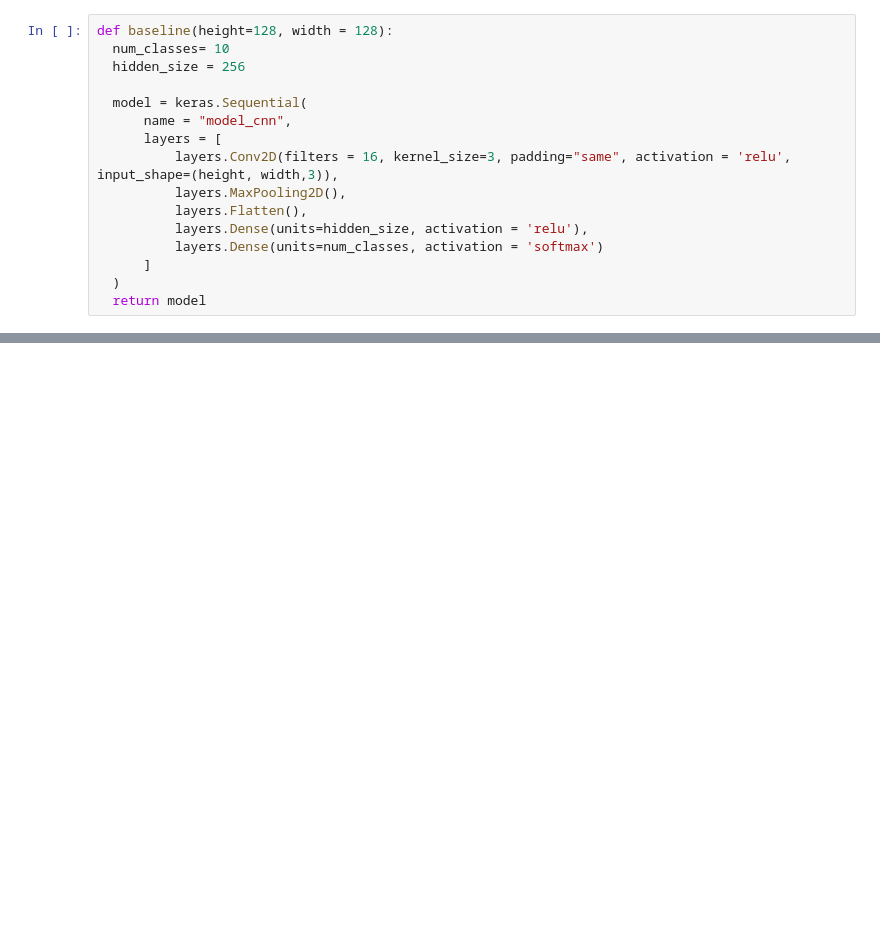
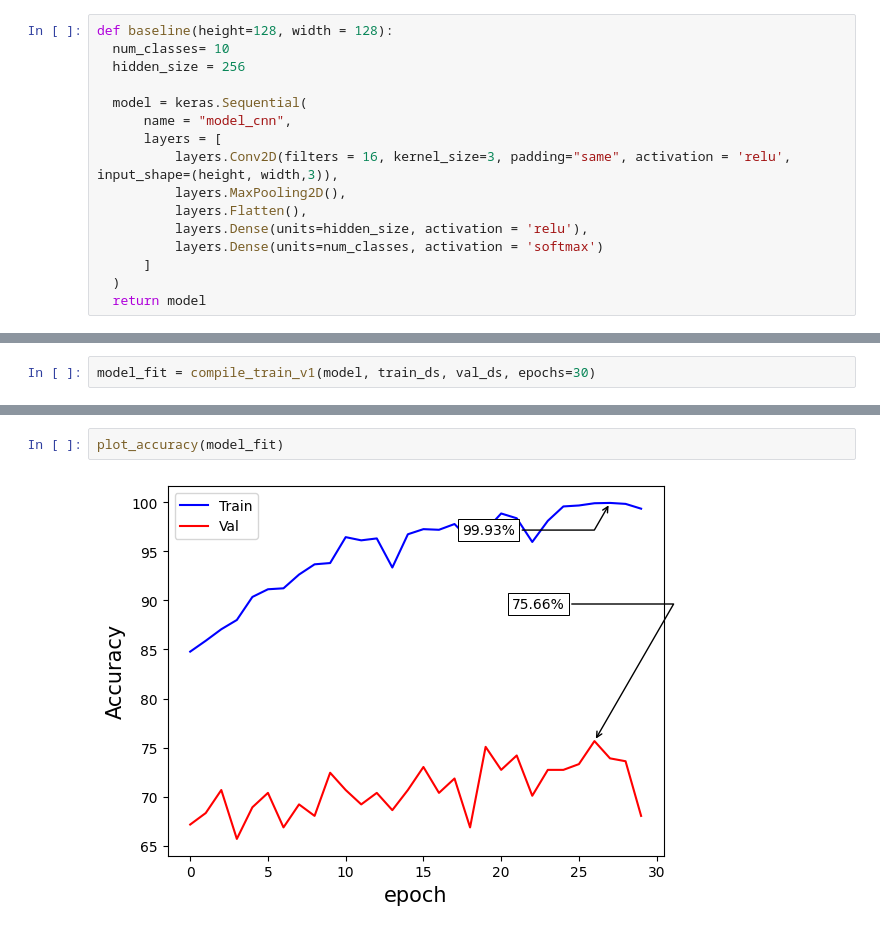
Before and after one commit to ArivalaganRaghavan/Computer-vision-practise, a Jupyter notebook: CV_practice_2.ipynb, the cells around one changed output, grey strips where cells are left out. Saved outputs shown, nothing was run; the diff lists cells and outputs as text; blank space fills up the shorter version.

```diff
--- a/CV_practice_2.ipynb
+++ b/CV_practice_2.ipynb
@@ -102,0 +304,2 @@ Model: "model_cnn"
+# %%
+model_fit = compile_train_v1(model, train_ds, val_ds, epochs=30)
@@ -102,0 +324,4 @@ Model: "model_cnn"
+# %%
+plot_accuracy(model_fit)
+# %% [output]
+[figure, added]
```
Also changed, not shown: parts of 34 cells of this notebook.
